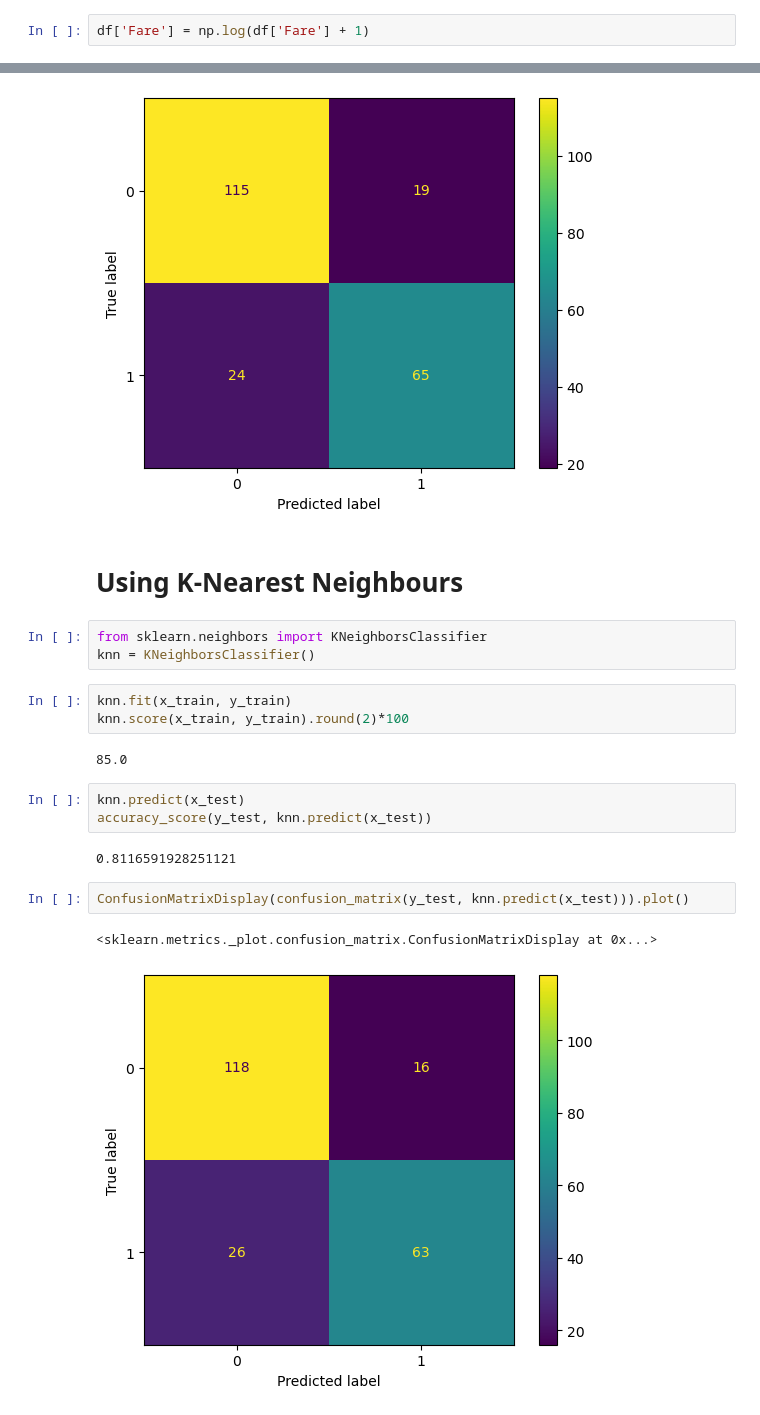
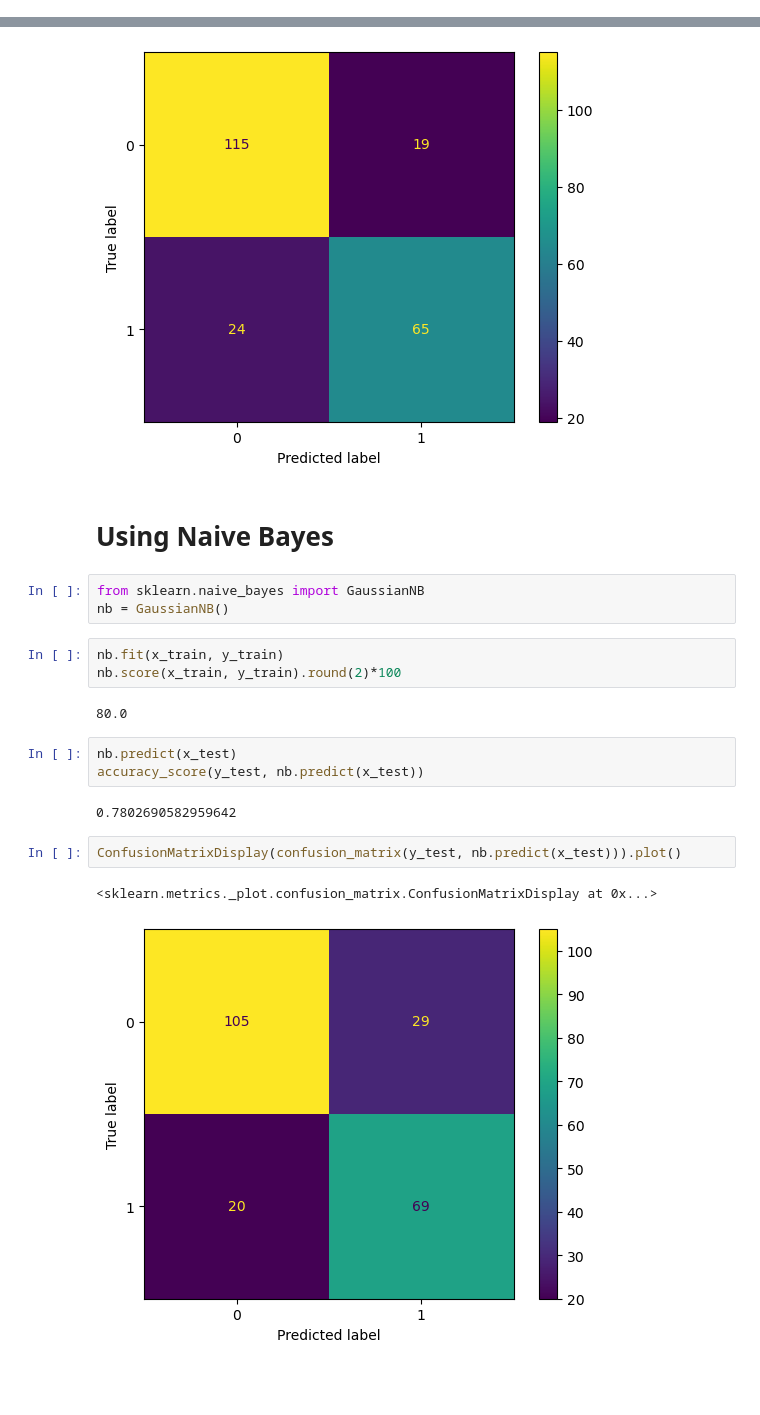
Before and after one commit to adebisijoy/Titanic-Survival-Prediction-Machine-Learning-Approach, a Jupyter notebook: Titanic Survival Prediction(ML).ipynb, the cells around one changed output, grey strips where cells are left out. Saved outputs shown, nothing was run; the diff lists cells and outputs as text; blank space fills up the shorter version.

```diff
--- a/Titanic Survival Prediction(ML).ipynb
+++ b/Titanic Survival Prediction(ML).ipynb
@@ -287,5 +287,3 @@ plt.title("Fare Distribution")
 # %% [output]
 Text(0.5, 1.0, 'Fare Distribution')
 [figure]
-# %%
-df['Fare'] = np.log(df['Fare'] + 1)
@@ -510,22 +501,22 @@ ConfusionMatrixDisplay(confusion_matrix(y_test, model.predict(x_test))).plot()
 <sklearn.metrics._plot.confusion_matrix.ConfusionMatrixDisplay at 0x...>
 [figure]
 # %% [markdown]
-# Using K-Nearest Neighbours
+# Using Naive Bayes
 # %%
-from sklearn.neighbors import KNeighborsClassifier
-knn = KNeighborsClassifier()
+from sklearn.naive_bayes import GaussianNB
+nb = GaussianNB()
 # %%
-knn.fit(x_train, y_train)
-knn.score(x_train, y_train).round(2)*100
+nb.fit(x_train, y_train)
+nb.score(x_train, y_train).round(2)*100
 # %% [output]
-85.0
+80.0
 # %%
-knn.predict(x_test)
-accuracy_score(y_test, knn.predict(x_test))
+nb.predict(x_test)
+accuracy_score(y_test, nb.predict(x_test))
 # %% [output]
-0.8116591928251121
+0.7802690582959642
 # %%
-ConfusionMatrixDisplay(confusion_matrix(y_test, knn.predict(x_test))).plot()
+ConfusionMatrixDisplay(confusion_matrix(y_test, nb.predict(x_test))).plot()
 # %% [output]
 <sklearn.metrics._plot.confusion_matrix.ConfusionMatrixDisplay at 0x...>
-[figure, old version]
+[figure, new version]
```
Also changed, not shown: parts of 11 cells of this notebook, 1 other file.
